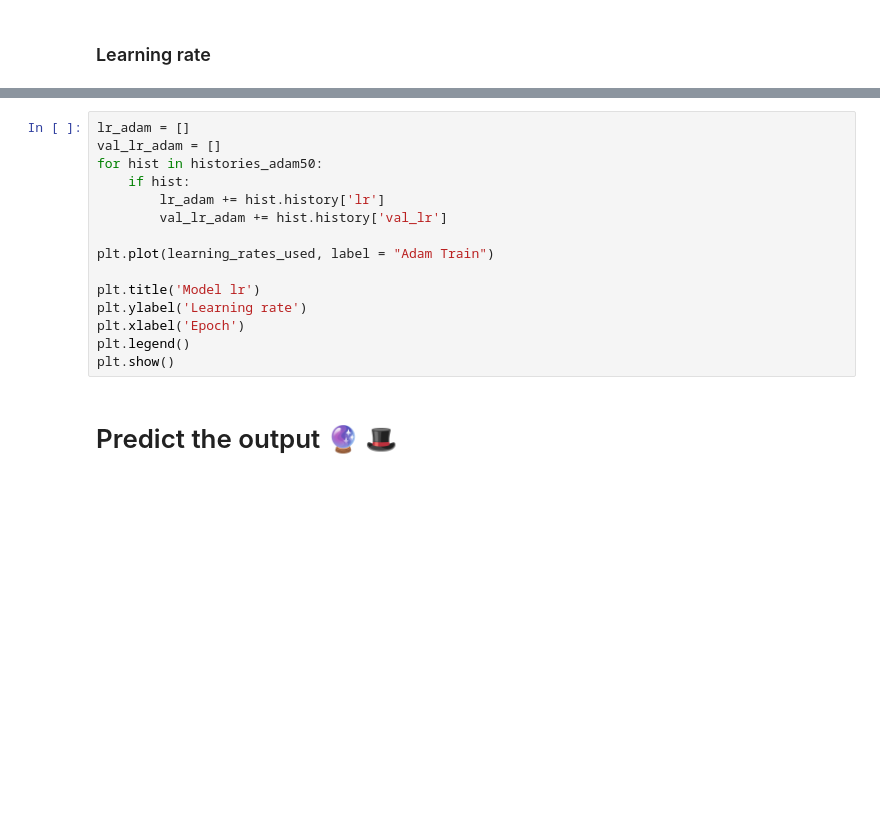
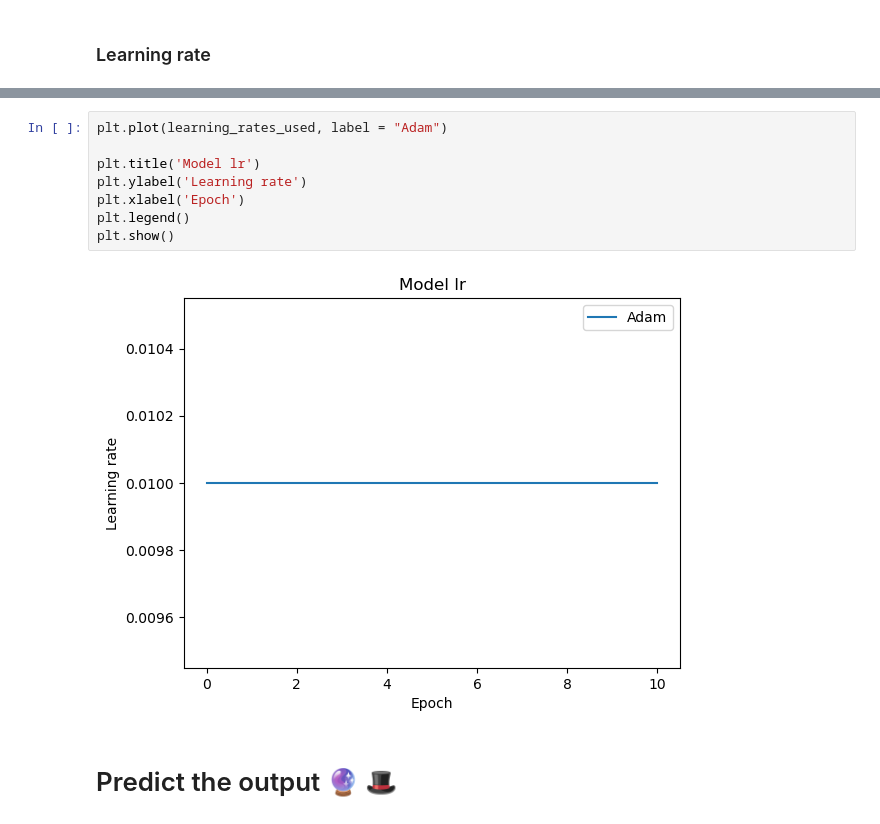
Before and after one commit to DCC-UAB/XNAPproject-grup07, a Jupyter notebook: our_code/base_code.ipynb, the cells around one changed output, grey strips where cells are left out. Drawn from its saved outputs; the diff is of its cells as text; blank space fills up the shorter version.

```diff
--- a/our_code/base_code.ipynb
+++ b/our_code/base_code.ipynb
@@ -829,18 +900,13 @@ Learning rates per epoch: [0.01, 0.01, 0.01, 0.01, 0.01, 0.01]
 # %%
-lr_adam = []
-val_lr_adam = []
-for hist in histories_adam50:
-    if hist:
-        lr_adam += hist.history['lr']
-        val_lr_adam += hist.history['val_lr']
-
-plt.plot(learning_rates_used, label = "Adam Train")
+plt.plot(learning_rates_used, label = "Adam")
 
 plt.title('Model lr')
 plt.ylabel('Learning rate')
 plt.xlabel('Epoch')
 plt.legend()
 plt.show()
+# %% [output]
+[figure, added]
 # %% [markdown]
 # Predict the output 🔮 🎩
 # %%
```
Also changed, not shown: parts of 13 cells of this notebook, 5 other files.
